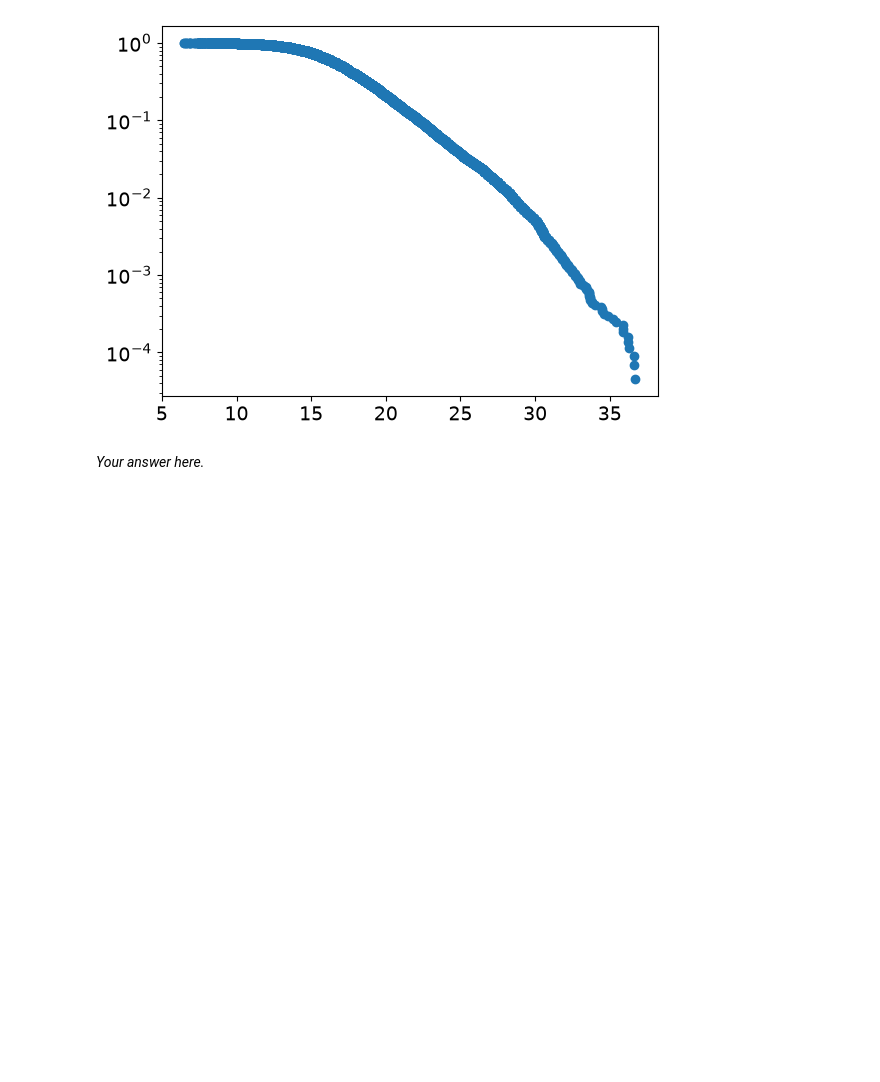
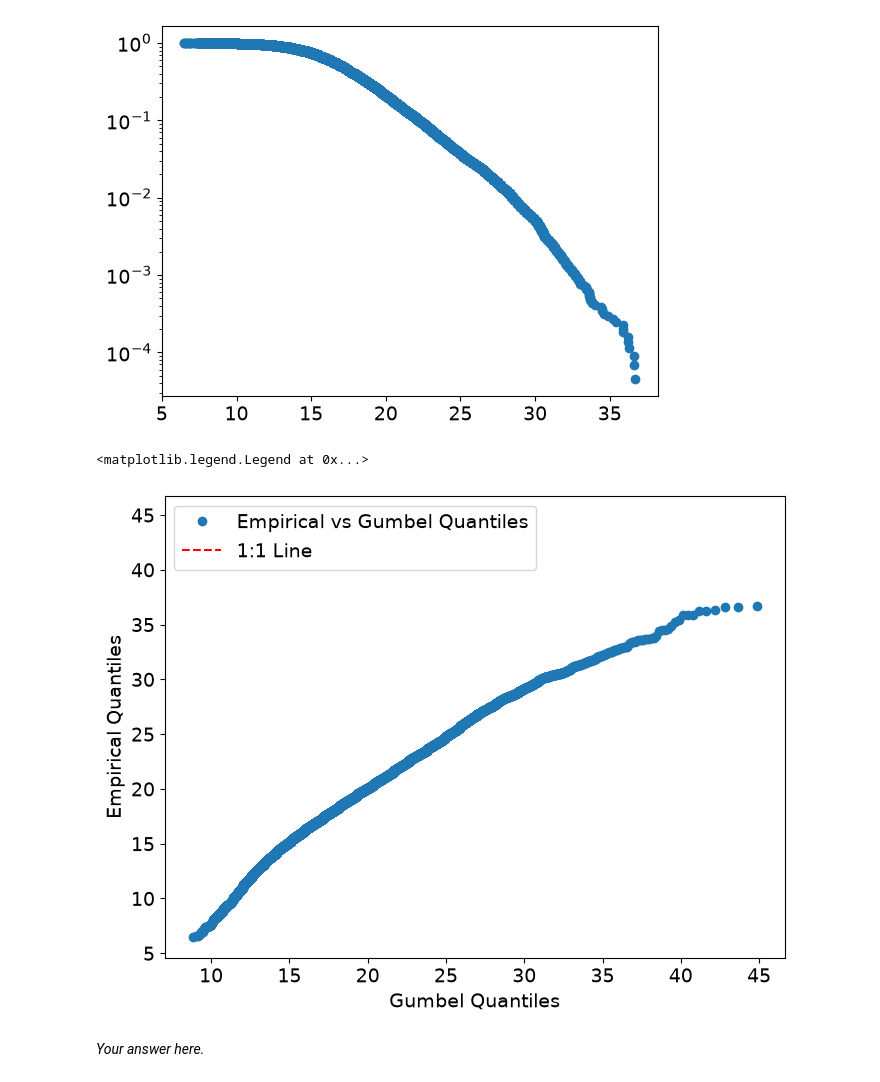
Before and after one commit to Robinjovl/Workshop1.4, a Jupyter notebook: WS1_4_Fit_happens.ipynb, the cells around one changed output. Saved outputs shown, nothing was run; the diff lists cells and outputs as text; code cells hidden in the pictures; blank space fills up the shorter version.

```diff
--- a/WS1_4_Fit_happens.ipynb
+++ b/WS1_4_Fit_happens.ipynb
@@ -179,7 +177,25 @@ plt.yscale('log')
 [figure]
 # %%
 # Visually compare the QQ plots
-p_emp, q_emp = stats.ecdf(data)
+p_emp, q_emp = ecdf(data)
+loc = 15.73
+scale = 2.91
+shape = 1.14
+# Zoek het gezamenlijke minimum en maximum
+min_val = min(min(q_gumbel), min(q_emp))
+max_val = max(max(q_gumbel), max(q_emp))
+
+# Teken de juiste 1:1 diagonaal
+
+q_gumbel = stats.gumbel_r.ppf(p_emp, loc=loc, scale=scale)
+plt.figure(figsize=(8, 6))
+plt.plot(q_gumbel, q_emp, 'o', label='Empirical vs Gumbel Quantiles')
+plt.plot([min_val, max_val], [min_val, max_val], 'r--', label='1:1 Line')
+plt.xlabel('Gumbel Quantiles'); plt.ylabel('Empirical Quantiles')
+plt.legend()
+# %% [output]
+<matplotlib.legend.Legend at 0x...>
+[figure, added]
 # %% [markdown]
 *Your answer here.*
 # %% [markdown]
```
Also changed, not shown: parts of 10 cells of this notebook, 1 other file.
